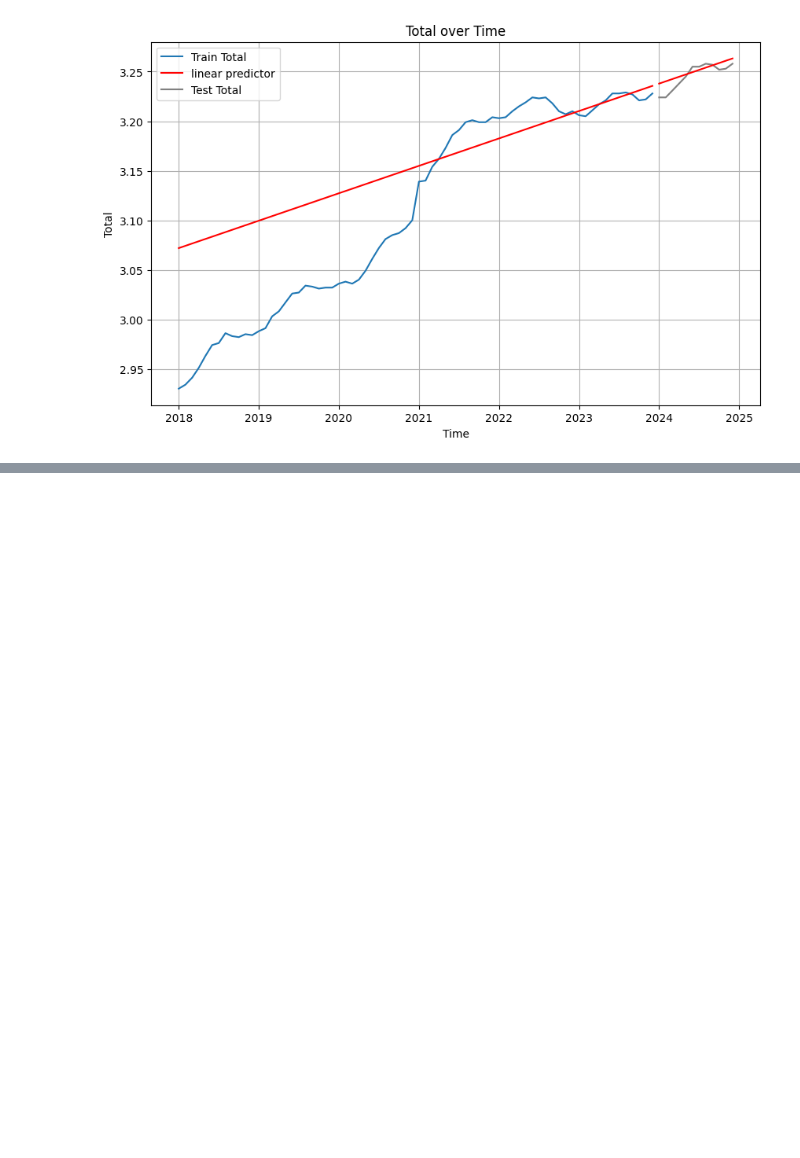
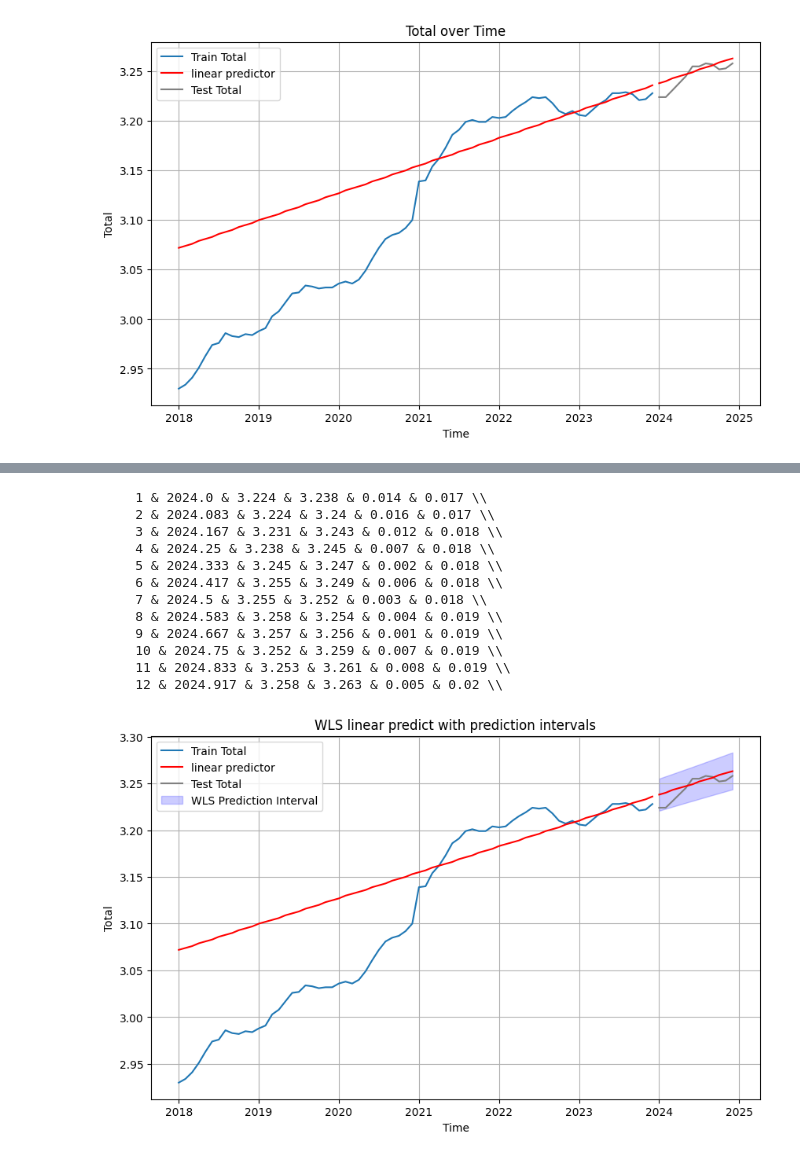
Before and after one commit to Comicboy/02417_Time_Series_Analysis, a Jupyter notebook: wls.ipynb, the cells around one changed output, grey strips where cells are left out. Cells and saved outputs as stored; diff of their text form; code cells hidden in the pictures; blank space fills up the shorter version.

```diff
--- a/wls.ipynb
+++ b/wls.ipynb
@@ -317,0 +339,71 @@ plt.show()
+# %%
+# prediction intervals
+
+# Define variables
+n = len(X)
+p = 2
+Xa = np.c_[np.ones(n), X]
+ya = y
+
+# WLS with lambda weights
+lambda_ = 0.9
+weights = lambda_ ** np.arange(n-1, -1, -1)
+#print(weights)
+SIGMA = np.diag(1 / weights)
+
+# Estimate parameters with WLS
+theta_WLS = np.linalg.inv(Xa.T @ np.linalg.inv(SIGMA) @ Xa) @ (Xa.T @ np.linalg.inv(SIGMA) @ ya)
+yhat_wls = Xa @ theta_WLS
+
+# Predictions from the WLS model
+aXtest = np.c_[np.ones(len(X_test)), X_test]
+y_pred_wls = aXtest @ theta_WLS
+
+# Better prediction intervals
+e_wls = y - yhat_wls
+RSS_wls = e_wls.T @ np.linalg.inv(SIGMA) @ e_wls
+Tmemory = np.sum(1 / np.diag(SIGMA))
+sigma2_wls = float(RSS_wls / (Tmemory - p))
+Vmatrix_pred = sigma2_wls * (1 + (aXtest @ np.linalg.inv(Xa.T @ np.linalg.inv(SIGMA) @ Xa)) @ aXtest.T)
+y_pred_lwr_wls = y_pred_wls - t.ppf(0.80, df=n-1) * np.sqrt(np.diag(Vmatrix_pred))
+y_pred_upr_wls = y_pred_wls + t.ppf(0.80, df=n-1) * np.sqrt(np.diag(Vmatrix_pred))
+
+y_test=np.array(y_test)
+X_test=np.array(X_test)
+
+b=t.ppf(0.8, df=n-1) * np.sqrt(np.diag(Vmatrix_pred))
+b=[round(i,3) for i in b]
+
+for i in range(len(y_pred_lwr_wls)):
+    a=abs(y_test[i]-test_pred[i])
+    a=round(a,3)
+    print("     "+str(i+1)+" & "+str(X_test[i])+" & "+str(y_test[i])+" & "+str(test_pred[i])+" & "+str(a)+" & "+str(b[i])+r" \\")
+
+# plot
+
+plt.figure(figsize=(10, 6))
+plt.plot(X, y, label='Train Total')
+plt.plot(X,thet_pred, color='red',label='linear predictor')
+plt.plot(X_test, y_test, color='grey',label='Test Total')
+plt.plot(X_test,test_pred, color='red')
+plt.fill_between(X_test, y_pred_lwr_wls.flatten(), y_pred_upr_wls.flatten(), color='blue', alpha=0.2, label='WLS Prediction Interval')
+plt.xlabel('Time')
+plt.ylabel('Total')
+plt.title('WLS linear predict with prediction intervals')
+plt.legend()
+plt.grid(True)
+plt.show()
+# %% [output]
+     1 & 2024.0 & 3.224 & 3.238 & 0.014 & 0.017 \\
+     2 & 2024.083 & 3.224 & 3.24 & 0.016 & 0.017 \\
+     3 & 2024.167 & 3.231 & 3.243 & 0.012 & 0.018 \\
+     4 & 2024.25 & 3.238 & 3.245 & 0.007 & 0.018 \\
+     5 & 2024.333 & 3.245 & 3.247 & 0.002 & 0.018 \\
+     6 & 2024.417 & 3.255 & 3.249 & 0.006 & 0.018 \\
+     7 & 2024.5 & 3.255 & 3.252 & 0.003 & 0.018 \\
+     8 & 2024.583 & 3.258 & 3.254 & 0.004 & 0.019 \\
+     9 & 2024.667 & 3.257 & 3.256 & 0.001 & 0.019 \\
+     10 & 2024.75 & 3.252 & 3.259 & 0.007 & 0.019 \\
+     11 & 2024.833 & 3.253 & 3.261 & 0.008 & 0.019 \\
+     12 & 2024.917 & 3.258 & 3.263 & 0.005 & 0.02 \\
+[figure, added]
```
Also changed, not shown: parts of 7 cells of this notebook.
